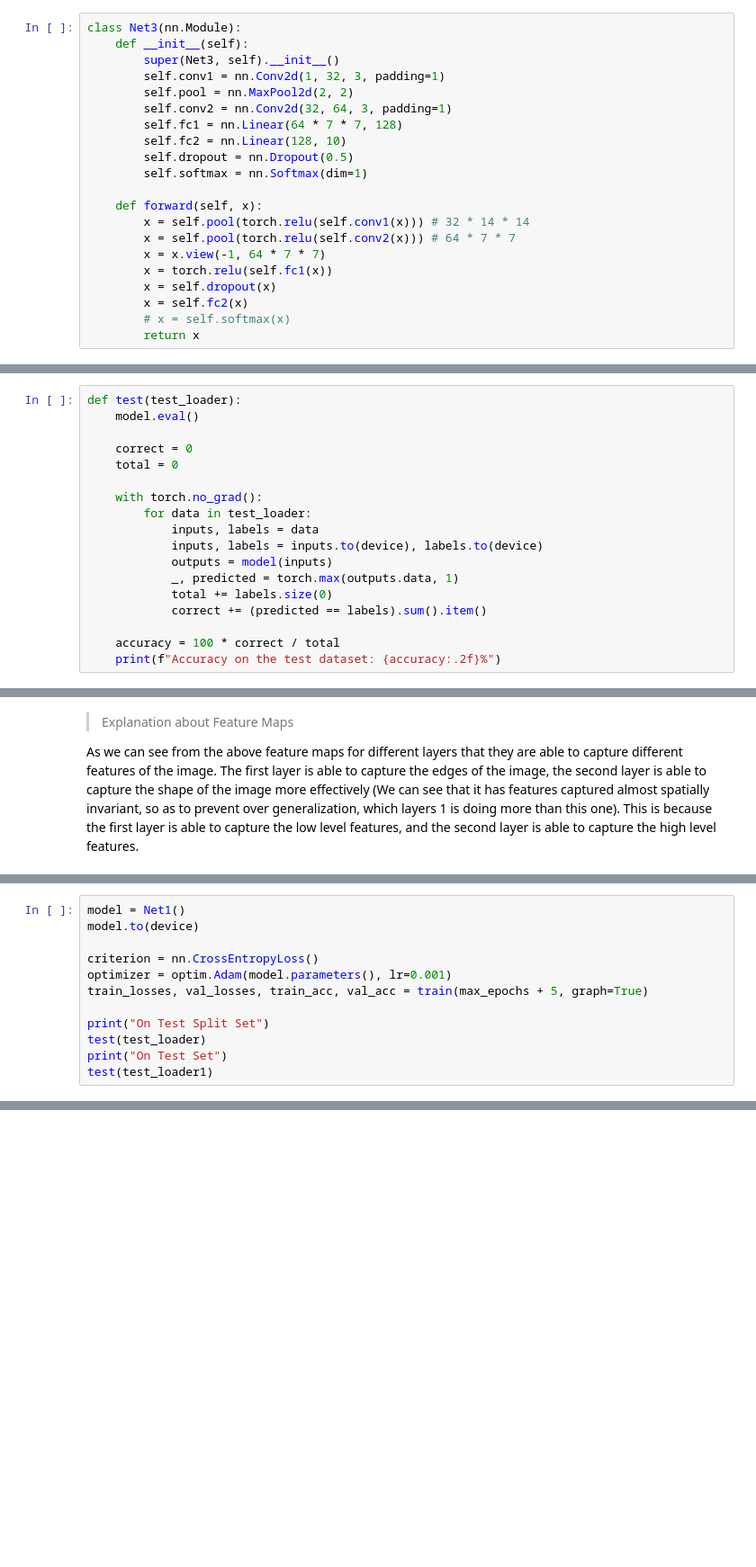
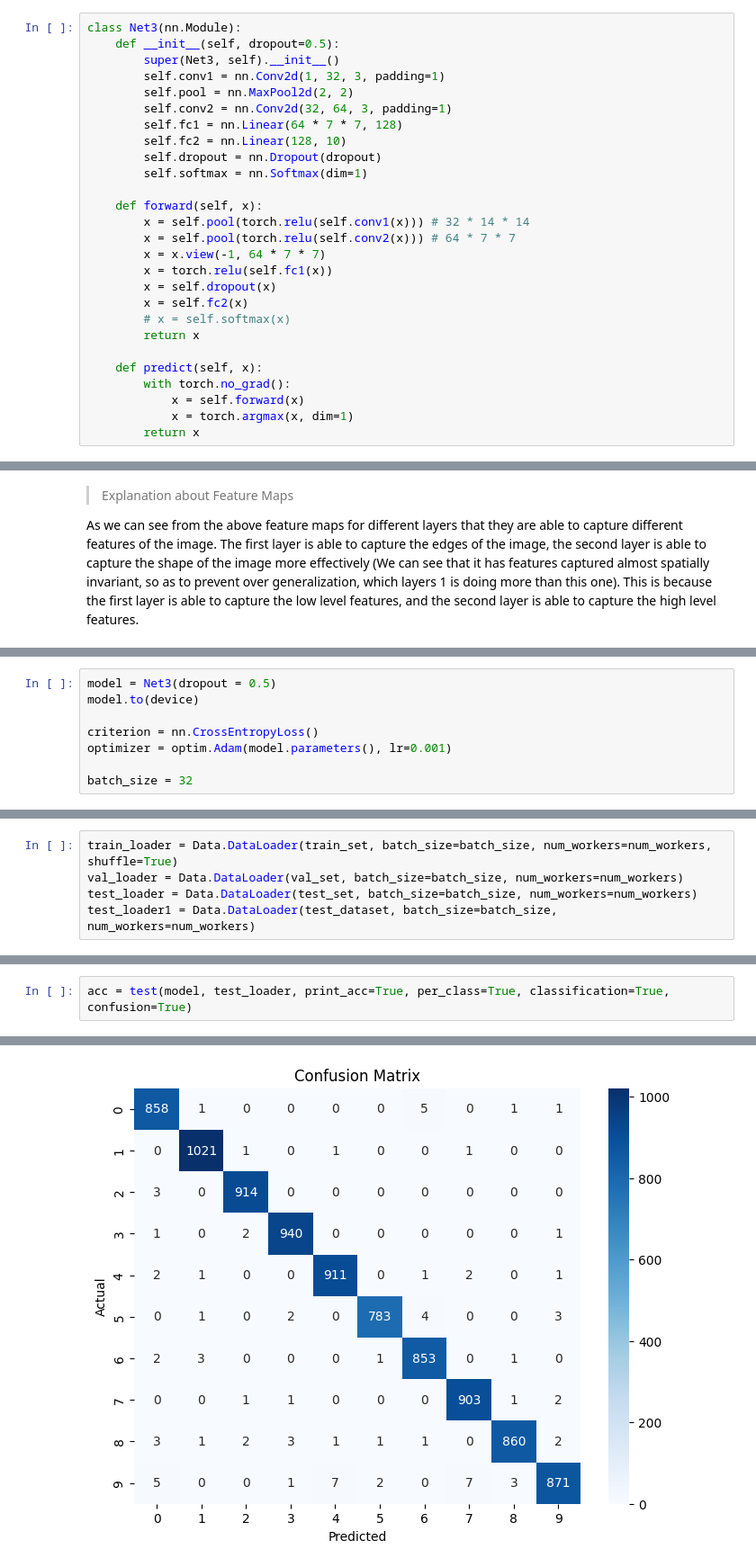
Before and after one commit to bhavberi/SMAI-Monsoon-23-24, a Jupyter notebook: 2021111013_assignment_3/4.ipynb, the cells around one changed output, grey strips where cells are left out. Shown at 90% size. Drawn from its saved outputs; the diff is of its cells as text; blank space fills up the shorter version.

```diff
--- a/2021111013_assignment_3/4.ipynb
+++ b/2021111013_assignment_3/4.ipynb
@@ -96,13 +153,13 @@ class Net2(nn.Module):
 # %%
 class Net3(nn.Module):
-    def __init__(self):
+    def __init__(self, dropout=0.5):
         super(Net3, self).__init__()
         self.conv1 = nn.Conv2d(1, 32, 3, padding=1)
         self.pool = nn.MaxPool2d(2, 2)
         self.conv2 = nn.Conv2d(32, 64, 3, padding=1)
         self.fc1 = nn.Linear(64 * 7 * 7, 128)
         self.fc2 = nn.Linear(128, 10)
-        self.dropout = nn.Dropout(0.5)
+        self.dropout = nn.Dropout(dropout)
         self.softmax = nn.Softmax(dim=1)
 
     def forward(self, x):
@@ -114,6 +171,12 @@ class Net3(nn.Module):
         x = self.fc2(x)
         # x = self.softmax(x)
         return x
+
+    def predict(self, x):
+        with torch.no_grad():
+            x = self.forward(x)
+            x = torch.argmax(x, dim=1)
+        return x
 # %%
 def get_layers(model):
     layers = dict()
@@ -256,21 +324,3 @@ def train(max_epochs, save_model=None, graph=False):
         plt.show()
 
     return train_losses, val_losses, train_acc, val_acc
-# %%
-def test(test_loader):
-    model.eval()
-
-    correct = 0
-    total = 0
-
-    with torch.no_grad():
-        for data in test_loader:
-            inputs, labels = data
-            inputs, labels = inputs.to(device), labels.to(device)
-            outputs = model(inputs)
-            _, predicted = torch.max(outputs.data, 1)
-            total += labels.size(0)
-            correct += (predicted == labels).sum().item()
-
-    accuracy = 100 * correct / total
-    print(f"Accuracy on the test dataset: {accuracy:.2f}%")
@@ -432,12 +678,8 @@ As we can see from the above feature maps for different layers that they are abl
 # %%
-model = Net1()
+model = Net3(dropout = 0.5)
 model.to(device)
 
 criterion = nn.CrossEntropyLoss()
 optimizer = optim.Adam(model.parameters(), lr=0.001)
-train_losses, val_losses, train_acc, val_acc = train(max_epochs + 5, graph=True)
 
-print("On Test Split Set")
-test(test_loader)
-print("On Test Set")
-test(test_loader1)
+batch_size = 32
@@ -467,0 +686,5 @@ Accuracy on the test dataset: 98.65%
+# %%
+train_loader = Data.DataLoader(train_set, batch_size=batch_size, num_workers=num_workers, shuffle=True)
+val_loader = Data.DataLoader(val_set, batch_size=batch_size, num_workers=num_workers)
+test_loader = Data.DataLoader(test_set, batch_size=batch_size, num_workers=num_workers)
+test_loader1 = Data.DataLoader(test_dataset, batch_size=batch_size, num_workers=num_workers)
@@ -467,0 +712,3 @@ Accuracy on the test dataset: 98.65%
+# %%
+acc = test(model, test_loader, print_acc=True, per_class=True, classification=True, confusion=True)
+# %% [output]
@@ -467,0 +732 @@ Accuracy on the test dataset: 98.65%
+[figure, added]
```
Also changed, not shown: parts of 45 cells of this notebook.
